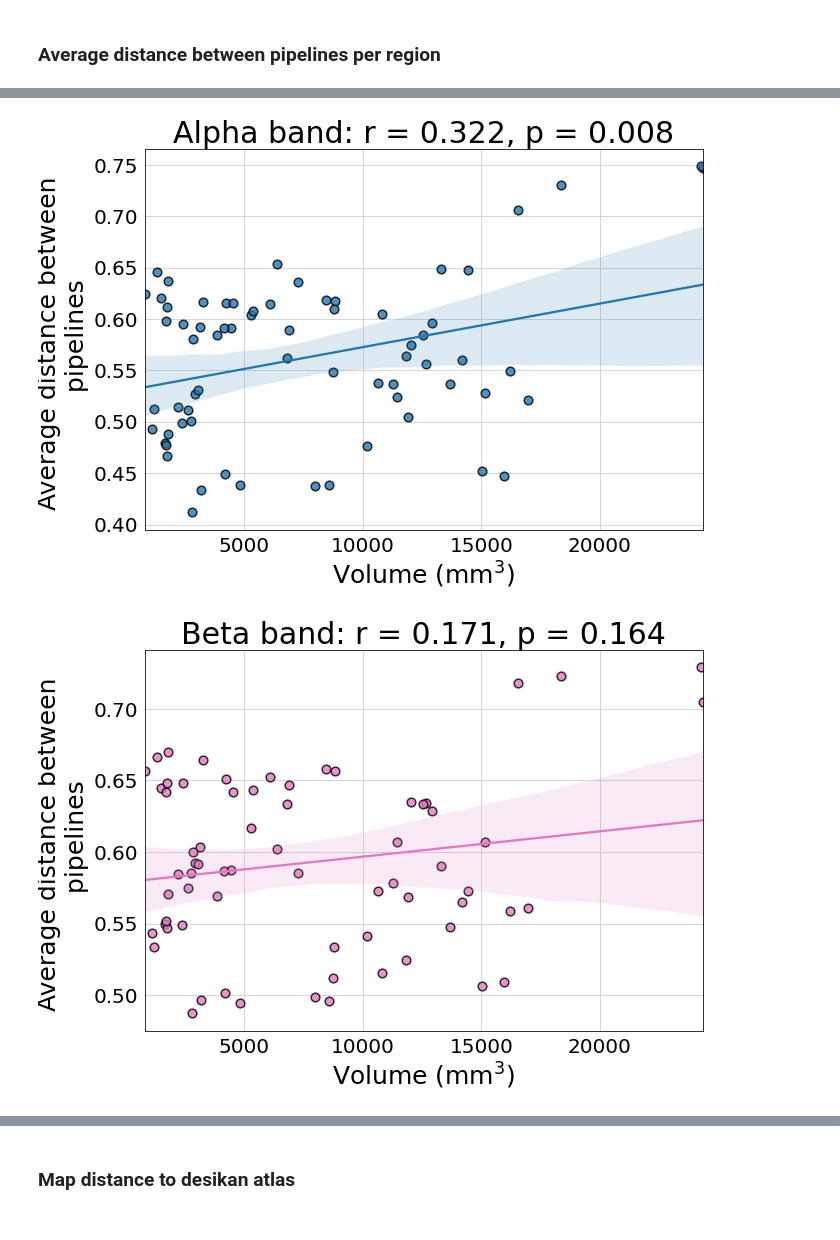
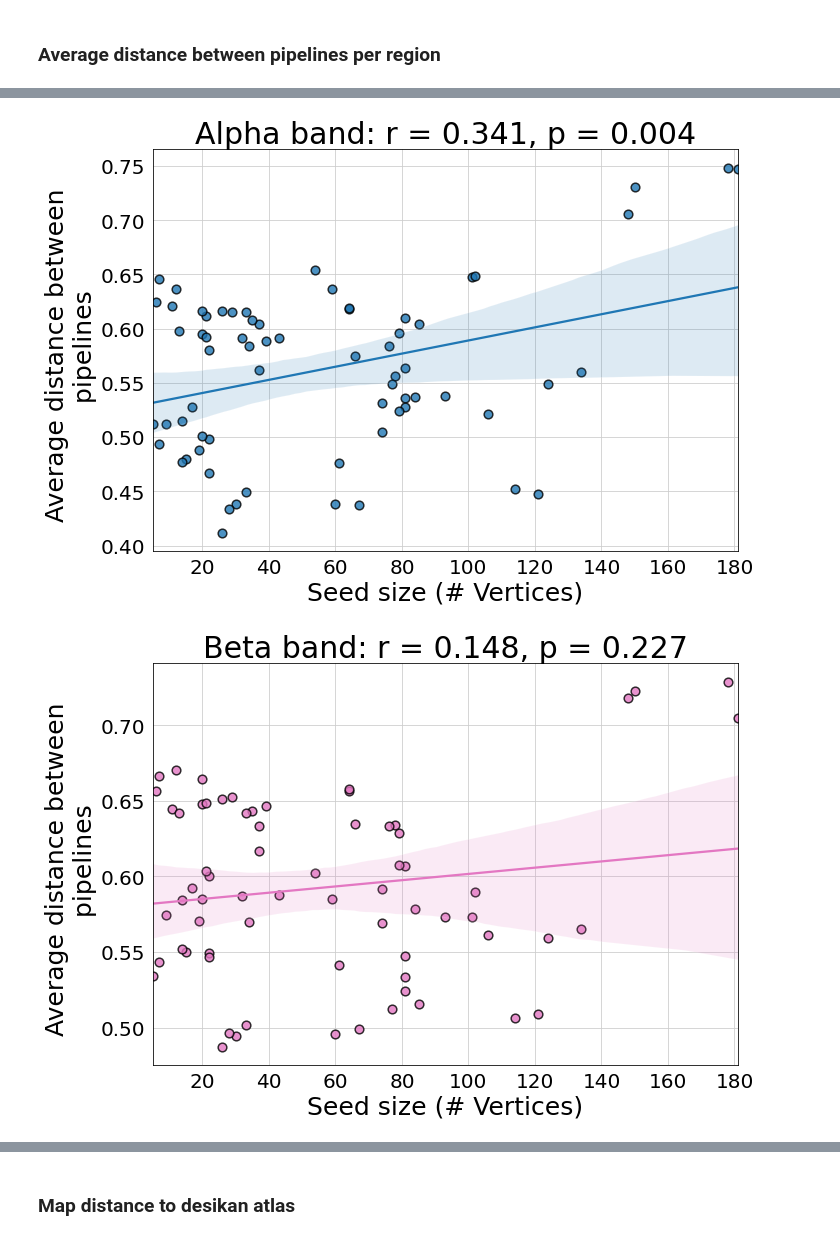
Before and after one commit to jrasero/connectivity-measures-clustering, a Jupyter notebook: plots_68.ipynb, the cells around one changed output, grey strips where cells are left out. Drawn from its saved outputs; the diff is of its cells as text; code cells hidden in the pictures.

Commit message:
new analysis with seed size and generae distance table

```diff
--- a/plots_68.ipynb
+++ b/plots_68.ipynb
@@ -75,15 +87,15 @@ vols_df
 # %%
 import seaborn as sns
 
-dist_alpha_68_vols = pd.merge(dist_alpha_68, vols_df, on="roi")
-dist_alpha_68_vols["band"]="alpha"
+dist_alpha_68_size = pd.merge(dist_alpha_68, seed_size_df, on="roi")
+dist_alpha_68_size["band"]="alpha"
 
-dist_beta_68_vols = pd.merge(dist_beta_68, vols_df, on="roi")
-dist_beta_68_vols["band"]="beta"
+dist_beta_68_size = pd.merge(dist_beta_68, seed_size_df, on="roi")
+dist_beta_68_size["band"]="beta"
 
-dist_theta_68_vols = pd.merge(dist_theta_68, vols_df, on="roi")
-dist_theta_68_vols["band"]="theta"
+dist_theta_68_size = pd.merge(dist_theta_68, seed_size_df, on="roi")
+dist_theta_68_size["band"]="theta"
 
-dist_68_vols = pd.concat([dist_alpha_68_vols, dist_beta_68_vols, dist_theta_68_vols], axis=0)
-dist_68_vols = dist_68_vols.rename(columns={'value': 'Average Distance'})
+dist_68_size = pd.concat([dist_alpha_68_size, dist_beta_68_size, dist_theta_68_size], axis=0)
+dist_68_size = dist_68_size.rename(columns={'value': 'Average Distance'})
 # %%
@@ -93,0 +134,14 @@ sns.boxplot(x="band", y="Average Distance",data=dist_68_vols)
+# %%
+ with sns.axes_style("whitegrid", rc={'axes.edgecolor':'black', 'text.color': '.0'}):
+        fig, ax = plt.subplots(figsize=(10, 7))
+        boxviolin_w_points(x="band", y="Average Distance", data=dist_68_size, ax=ax,
+                           points_kws={'size':8, 'linewidth':1.2, 'edgecolor': "black"})
+        ax.tick_params(labelsize=20,  colors='0.')
+        ax.set_ylabel("Average distance between \n pipelines", size=25, color='0.')
+        ax.set_xlabel("")
+        ax.set_xticklabels(["Alpha", "Beta", "Theta"])
+        #ax.set_title(band[0].upper() + band[1:]+ f" band: r = {r:.3f}, {p}", size=30)
+        plt.legend([],[], frameon=False)
+        sns.despine(trim=True)
+        plt.tight_layout()
+        plt.savefig(f"plots/dist_vs_bands_68_python.png", dpi=300)
@@ -99,34 +159,35 @@ sns.lmplot(x='Average Distance', y='Volume', hue="band", data=dist_68_vols)
 # %%
 # Scatter plots distance vs volume
 from scipy.stats import pearsonr
 
 for band in ["alpha", "beta", "theta"]:
 
     if band=="alpha":
         color = sns.color_palette()[0]
     elif band=="beta":
         color = sns.color_palette()[6]
     else:
         color = sns.color_palette()[3]
 
-    r,p = pearsonr(dist_68_vols[dist_68_vols.band==band]['Average Distance'],
-                   dist_68_vols[dist_68_vols.band==band]['Volume'])
+    r,p = pearsonr(dist_68_size[dist_68_size.band==band]['Average Distance'],
+                   dist_68_size[dist_68_size.band==band]['size'])
 
     if p<0.001:
         p = "p < 0.001"
     else:
         p = f"p = {p:.3f}"
 
 
     with sns.axes_style("whitegrid", rc={'axes.edgecolor':'black', 'text.color': '.0'}):
         fig, ax = plt.subplots(figsize=(10, 7))
-        sns.regplot(y='Average Distance', x='Volume', data=dist_68_vols[dist_68_vols.band==band],
+        sns.regplot(y='Average Distance', x='size', data=dist_68_size[dist_68_size.band==band],
                 ax=ax, scatter_kws={'edgecolor':'black', 'linewidth':1.5, 's':75}, marker="o", color=color)
         ax.tick_params(labelsize=20,  colors='0.')
         ax.set_ylabel("Average distance between \n pipelines", size=25, color='0.')
-        ax.set_xlabel(r'Volume (${\rm mm}^3$)', size=25, color='0.')
+        ax.set_xlabel(r'Seed size (# Vertices)', size=25, color='0.')
         ax.set_title(band[0].upper() + band[1:]+ f" band: r = {r:.3f}, {p}", size=30)
-        plt.savefig(f"plots/dist_vs_vols_{band}_68_v2.png")
+        plt.tight_layout()
+        plt.savefig(f"plots/dist_vs_size_{band}_68_python.png")
 # %% [output]
-[figure, old version]
+[figure, new version]
-[figure, old version]
+[figure, new version]
```
Also changed, not shown: parts of 7 cells of this notebook, 16 other files.
